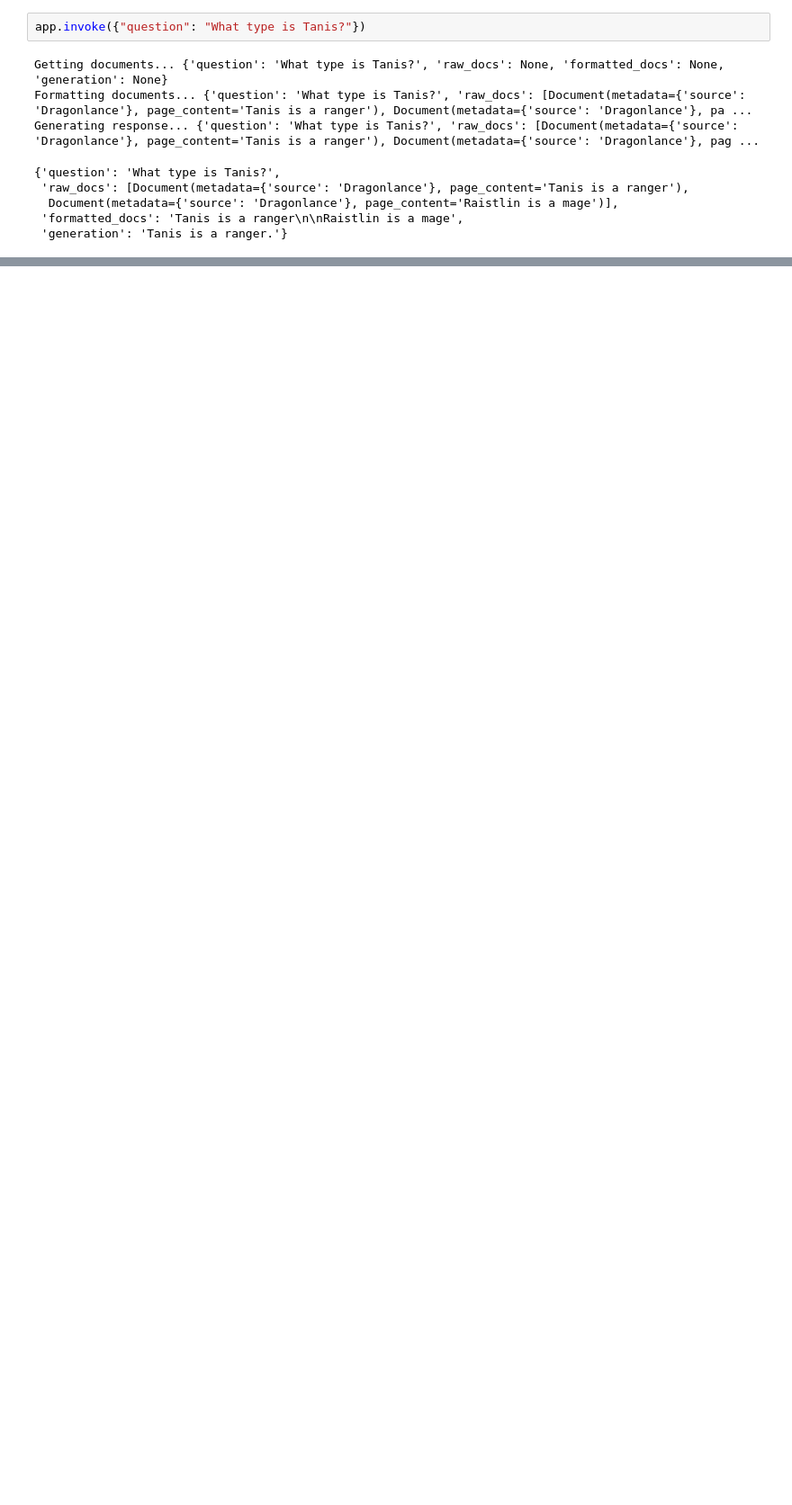
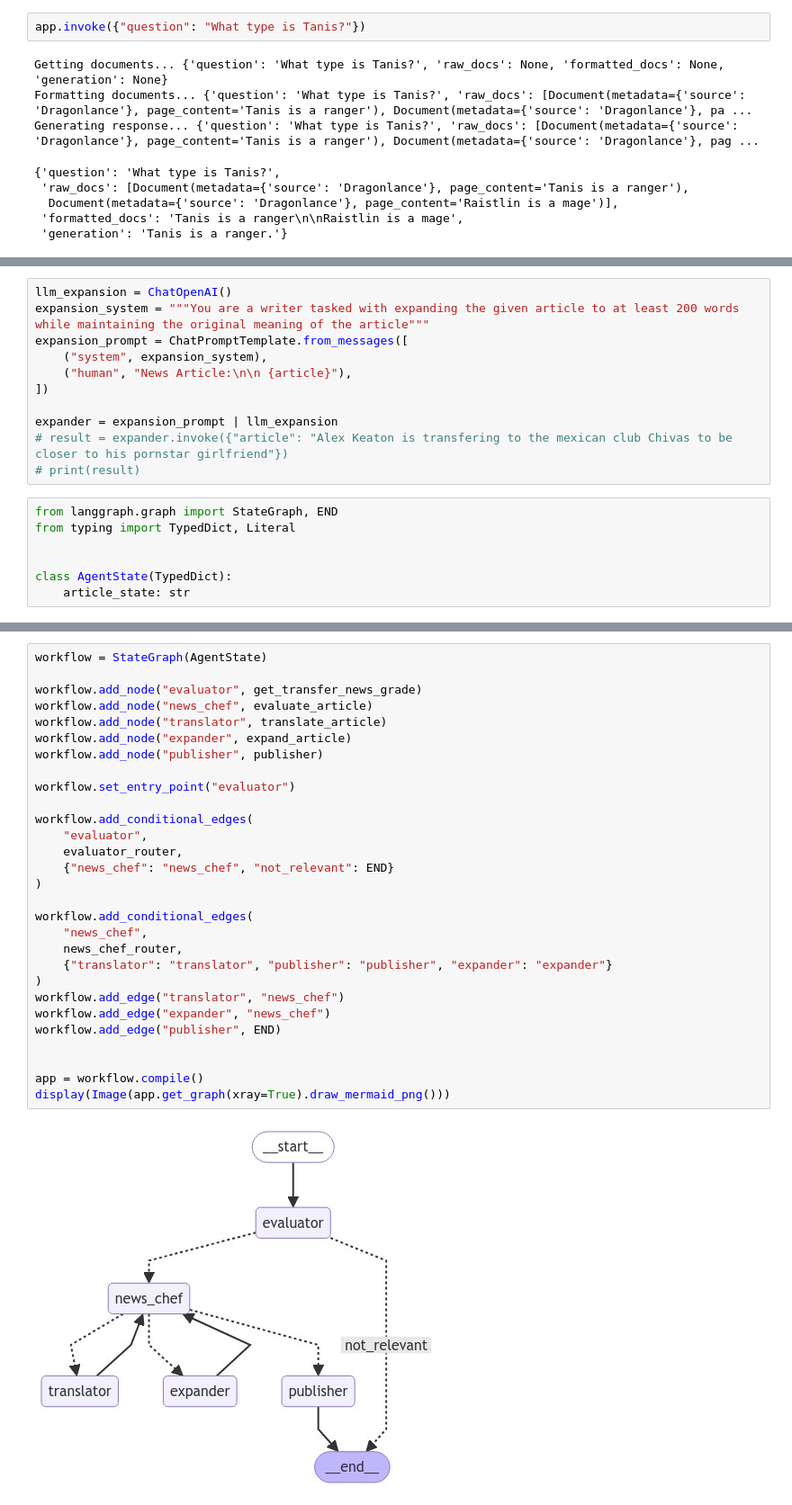
Before and after one commit to perwagner/learning_langchain, a Jupyter notebook: langgraph/crash_coding_courses_langgraph.ipynb, the cells around one changed output, grey strips where cells are left out. Shown at 90% size. Cells and saved outputs as stored; diff of their text form; blank space fills up the shorter version.

Commit message:
Adds langgraph adv. workflow

```diff
--- a/langgraph/crash_coding_courses_langgraph.ipynb
+++ b/langgraph/crash_coding_courses_langgraph.ipynb
@@ -377,0 +447,18 @@ Generating response... {'question': 'What type is Tanis?', 'raw_docs': [Document
+# %%
+llm_expansion = ChatOpenAI()
+expansion_system = """You are a writer tasked with expanding the given article to at least 200 words while maintaining the original meaning of the article"""
+expansion_prompt = ChatPromptTemplate.from_messages([
+    ("system", expansion_system),
+    ("human", "News Article:\n\n {article}"),
+])
+
+expander = expansion_prompt | llm_expansion
+# result = expander.invoke({"article": "Alex Keaton is transfering to the mexican club Chivas to be closer to his pornstar girlfriend"})
+# print(result)
+# %%
+from langgraph.graph import StateGraph, END
+from typing import TypedDict, Literal
+
+
+class AgentState(TypedDict):
+    article_state: str
@@ -377,0 +527,31 @@ Generating response... {'question': 'What type is Tanis?', 'raw_docs': [Document
+# %%
+workflow = StateGraph(AgentState)
+
+workflow.add_node("evaluator", get_transfer_news_grade)
+workflow.add_node("news_chef", evaluate_article)
+workflow.add_node("translator", translate_article)
+workflow.add_node("expander", expand_article)
+workflow.add_node("publisher", publisher)
+
+workflow.set_entry_point("evaluator")
+
+workflow.add_conditional_edges(
+    "evaluator",
+    evaluator_router,
+    {"news_chef": "news_chef", "not_relevant": END}
+)
+
+workflow.add_conditional_edges(
+    "news_chef",
+    news_chef_router,
+    {"translator": "translator", "publisher": "publisher", "expander": "expander"}
+)
+workflow.add_edge("translator", "news_chef")
+workflow.add_edge("expander", "news_chef")
+workflow.add_edge("publisher", END)
+
+
+app = workflow.compile()
+display(Image(app.get_graph(xray=True).draw_mermaid_png()))
+# %% [output]
+[figure, added]
```
Also changed, not shown: parts of 8 cells of this notebook.
